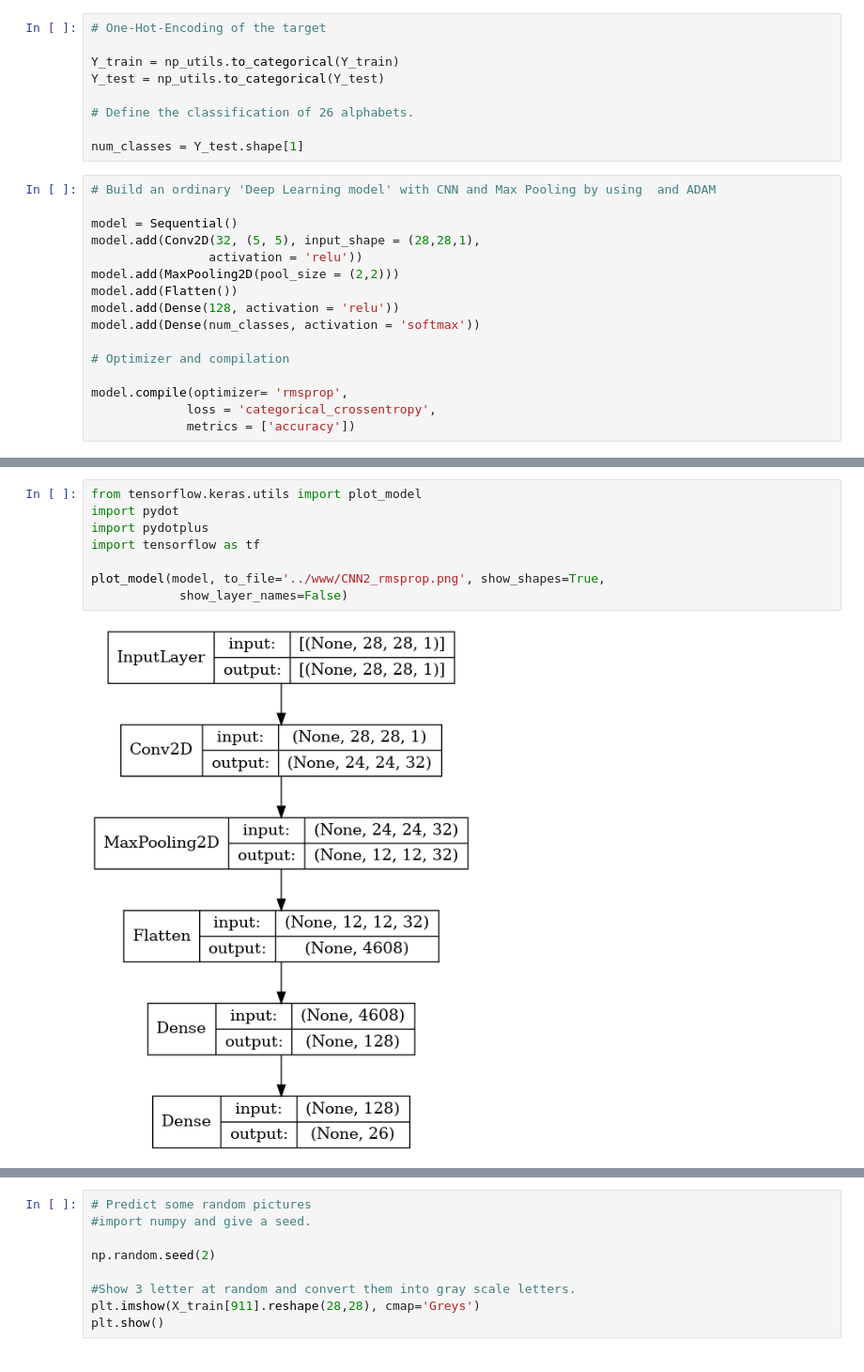
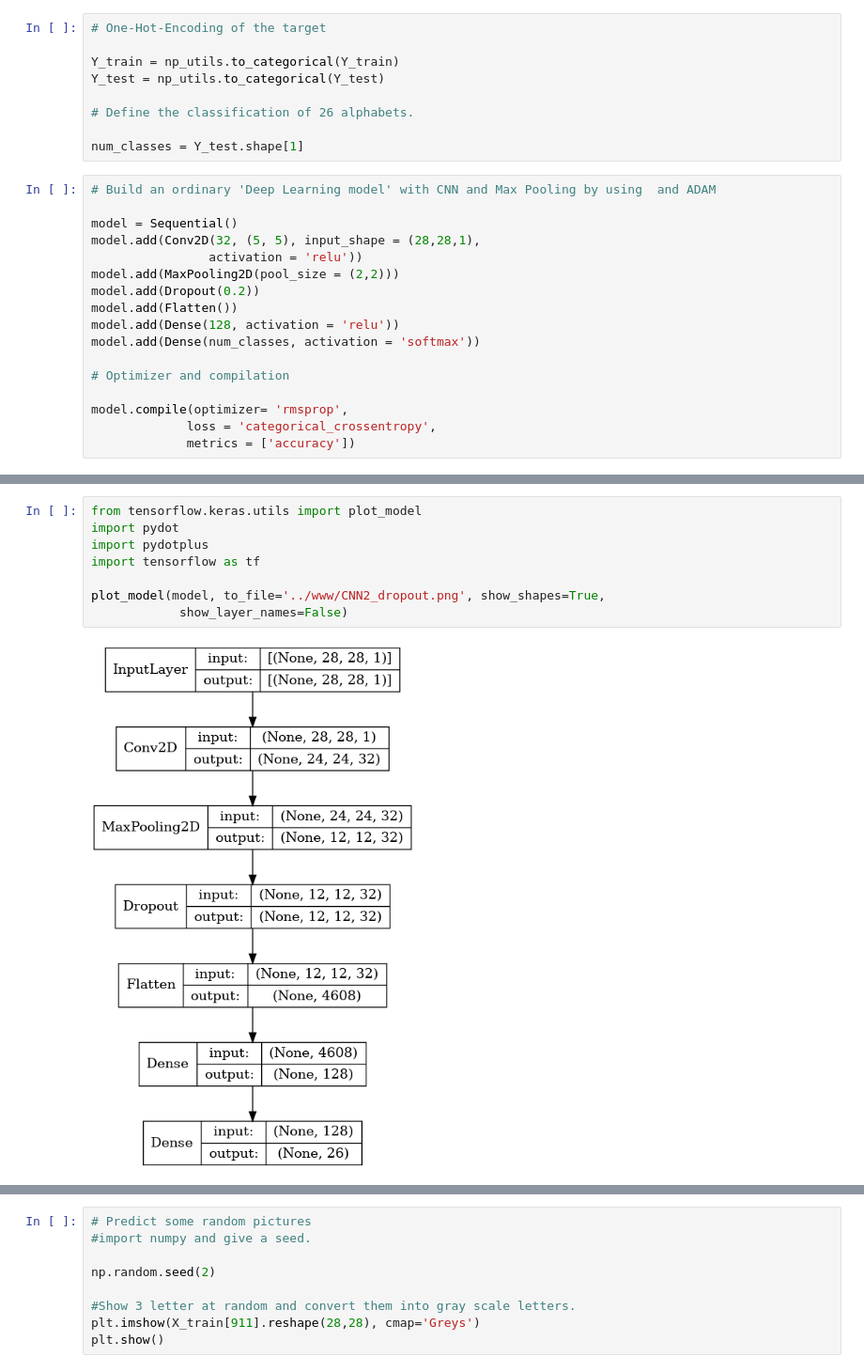
Before and after one commit to svalvaro/ShinyDraw, a Jupyter notebook: python_scripts/deepnetwork.ipynb, the cells around one changed output, grey strips where cells are left out. Shown at 94% size. Cells and saved outputs as stored; diff of their text form.

```diff
--- a/python_scripts/deepnetwork.ipynb
+++ b/python_scripts/deepnetwork.ipynb
@@ -54,6 +54,7 @@ model = Sequential()
 model.add(Conv2D(32, (5, 5), input_shape = (28,28,1),
                 activation = 'relu'))
 model.add(MaxPooling2D(pool_size = (2,2)))
+model.add(Dropout(0.2))
 model.add(Flatten())
 model.add(Dense(128, activation = 'relu'))
 model.add(Dense(num_classes, activation = 'softmax'))
@@ -88,13 +87,13 @@ None
 # %%
 from tensorflow.keras.utils import plot_model
 import pydot
 import pydotplus
 import tensorflow as tf
 
-plot_model(model, to_file='../www/CNN2_rmsprop.png', show_shapes=True,
+plot_model(model, to_file='../www/CNN2_dropout.png', show_shapes=True,
             show_layer_names=False)
 # %% [output]
-[figure, old version]
+[figure, new version]
 # %%
 # Fit the train data of model
 
```
Also changed, not shown: parts of 7 cells of this notebook, 7 other files.
